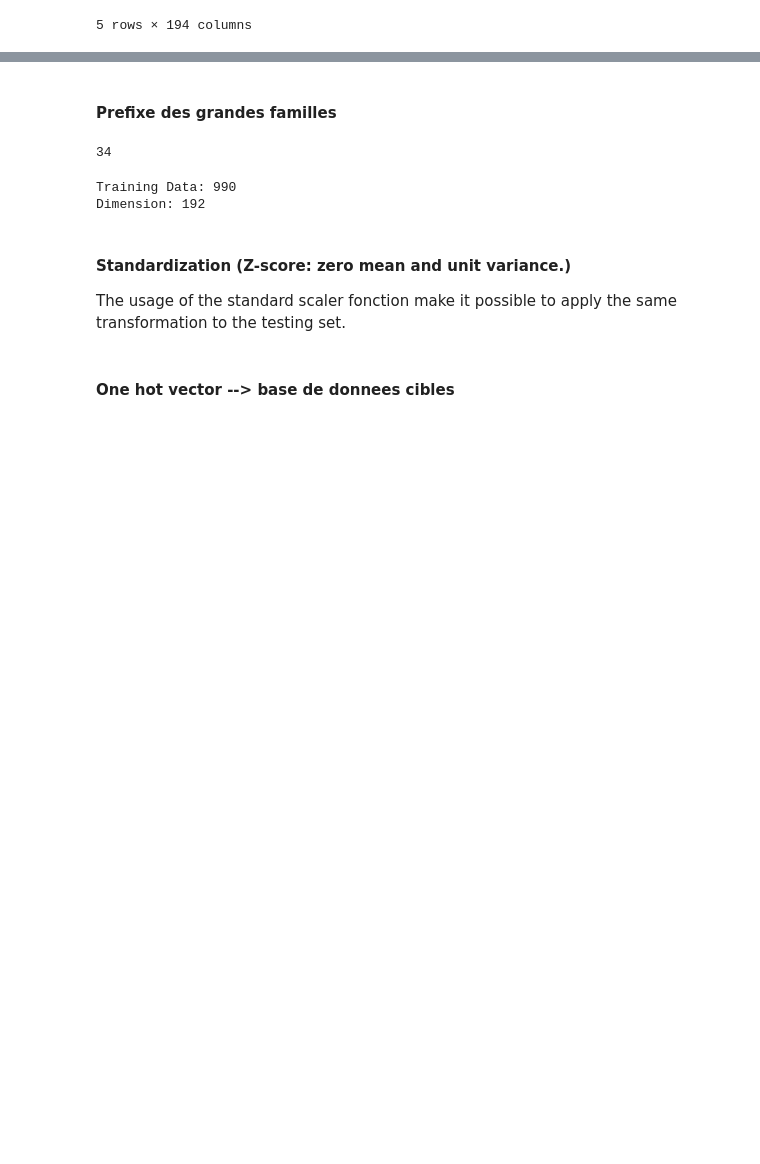
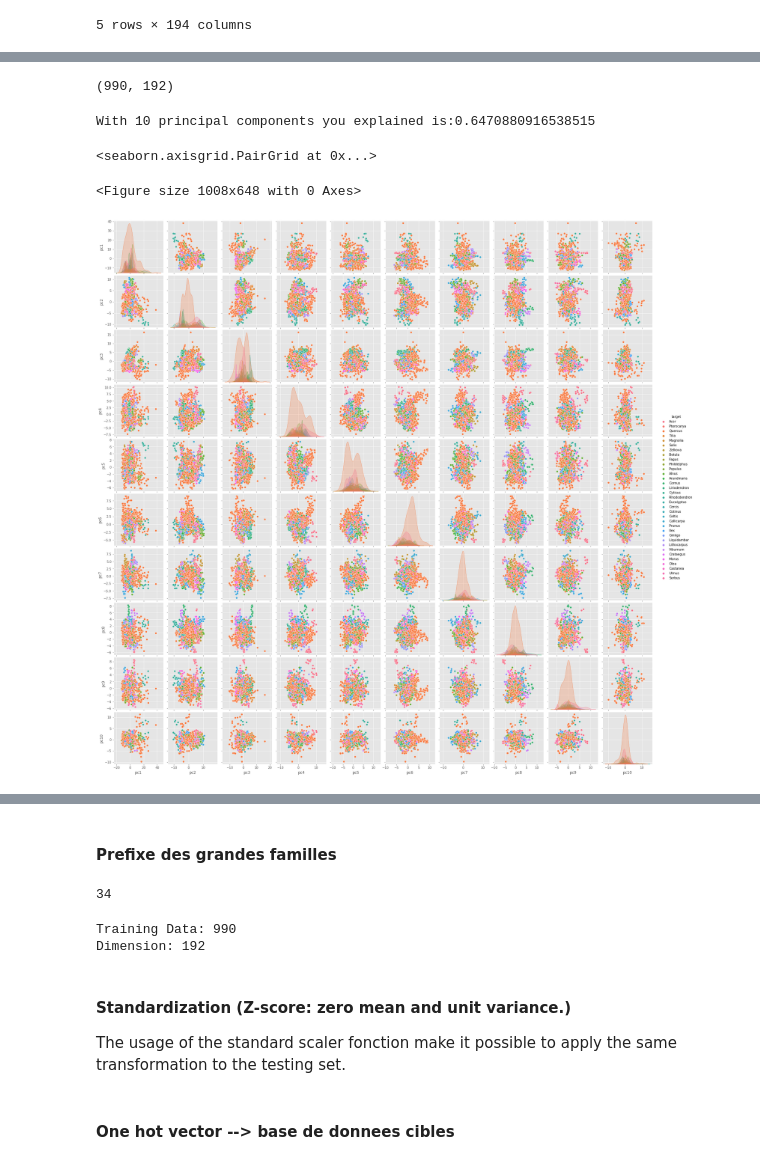
Before and after one commit to mwlussier/leaf_classification, a Jupyter notebook: notebooks/exploratory/preprocessing raw data.ipynb, the cells around one changed output, grey strips where cells are left out. Saved outputs shown, nothing was run; the diff lists cells and outputs as text; code cells hidden in the pictures; blank space fills up the shorter version.

Commit message:
src - data preprocess initiate (standartization, pca)

```diff
--- a/notebooks/exploratory/preprocessing raw data.ipynb
+++ b/notebooks/exploratory/preprocessing raw data.ipynb
@@ -18,0 +32,38 @@ train_data.head()
+# %%
+from sklearn.preprocessing import StandardScaler
+from sklearn.decomposition import PCA
+
+x_train = train_data.drop(['id', 'species'], axis=1)
+
+standard_scaler = preprocessing.StandardScaler().fit(x_train)
+x_scaled = standard_scaler.transform(x_train)
+# %%
+x_scaled.shape
+# %% [output]
+(990, 192)
+# %%
+def image_decomposition(image, n_components):
+    shape = image.shape
+    pca = PCA(n_components=n_components, svd_solver='randomized')
+    data = image.reshape(image.shape[0],-1)
+    data = pca.fit_transform(data)
+
+    pcs = pd.DataFrame(data, columns=['pc'+ str(_) for _ in np.arange(1, n_components+1)])
+
+    print(f'With {n_components} principal components you explained is:{pca.explained_variance_ratio_.sum()}')
+    temp = pca.inverse_transform(data)
+    temp = temp.reshape(shape)
+    return pcs
+# %%
+pcs = image_decomposition(x_scaled, 10)
+# %% [output]
+With 10 principal components you explained is:0.6470880916538515
+# %%
+pcs['target'] = train_data.species.str.split('_').str[0]
+# %%
+plt.figure(figsize=(14,9))
+sns.pairplot(pcs, hue='target')
+# %% [output]
+<seaborn.axisgrid.PairGrid at 0x...>
+<Figure size 1008x648 with 0 Axes>
+[figure, added]
```
Also changed, not shown: parts of 4 cells of this notebook, 4 other files.
